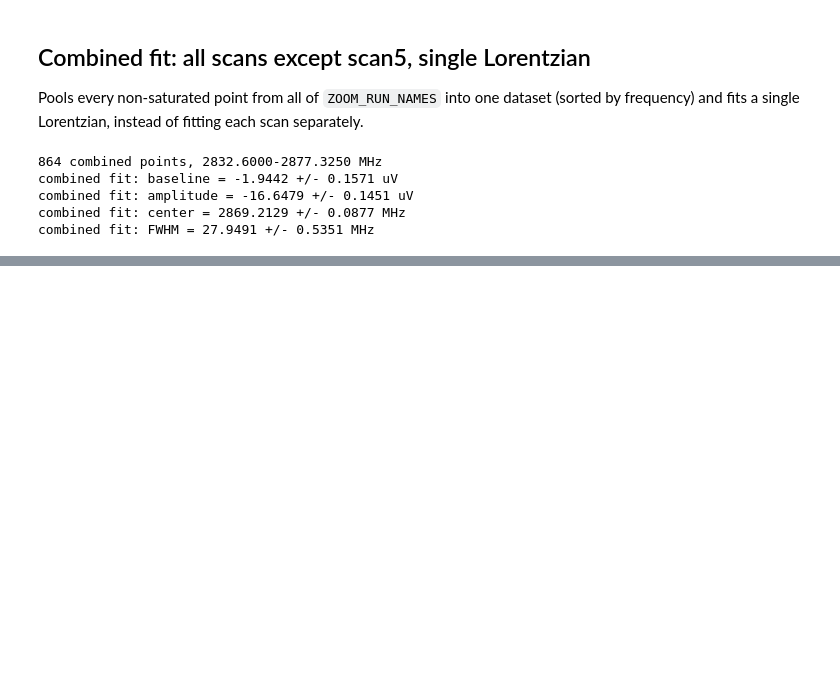
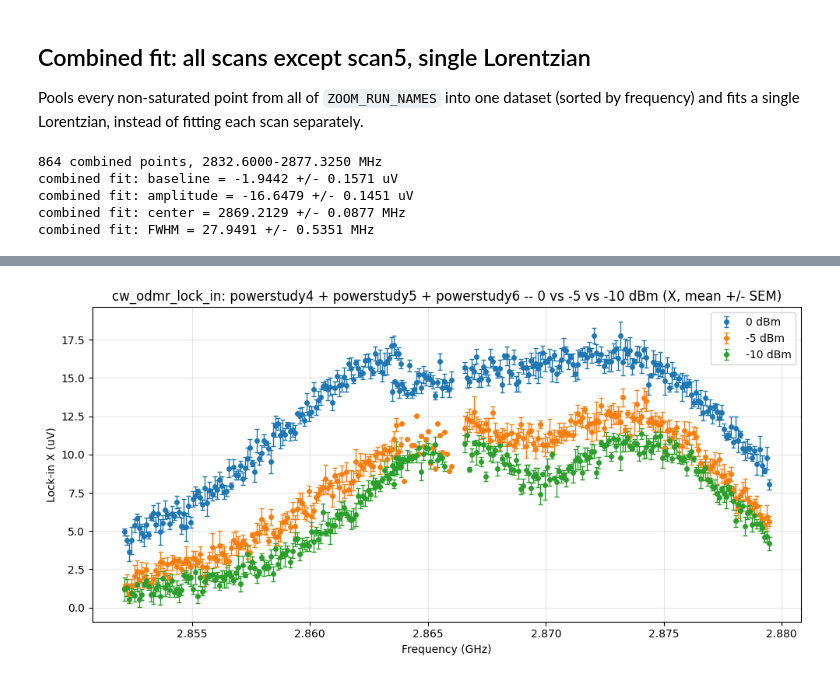
Before and after one commit to meimei2027/diamonds, a Jupyter notebook: experiment/cw_odmr_lock_in_result.ipynb, the cells around one changed output, grey strips where cells are left out. Saved outputs shown, nothing was run; the diff lists cells and outputs as text; code cells hidden in the pictures; blank space fills up the shorter version.

Commit message:
save cw odmr

```diff
--- a/experiment/cw_odmr_lock_in_result.ipynb
+++ b/experiment/cw_odmr_lock_in_result.ipynb
@@ -396,0 +373,17 @@ plt.show()
+# %%
+fig, ax = plt.subplots(figsize=(10, 5))
+
+for label, d in power_stats_combined.items():
+    ax.errorbar(d["freqs_ghz"], d["x_mean"] * 1e6, yerr=d["x_sem"] * 1e6,
+                fmt="o", ms=4, capsize=2, lw=1, label=label)
+
+ax.set_xlabel("Frequency (GHz)")
+ax.set_ylabel("Lock-in X (uV)")
+ax.set_title("cw_odmr_lock_in: powerstudy4 + powerstudy5 + powerstudy6 -- "
+             "0 vs -5 vs -10 dBm (X, mean +/- SEM)")
+ax.legend()
+ax.grid(alpha=0.3)
+plt.tight_layout()
+plt.show()
+# %% [output]
+[figure, added]
```
Also changed, not shown: parts of 26 cells of this notebook, 3 other files.
